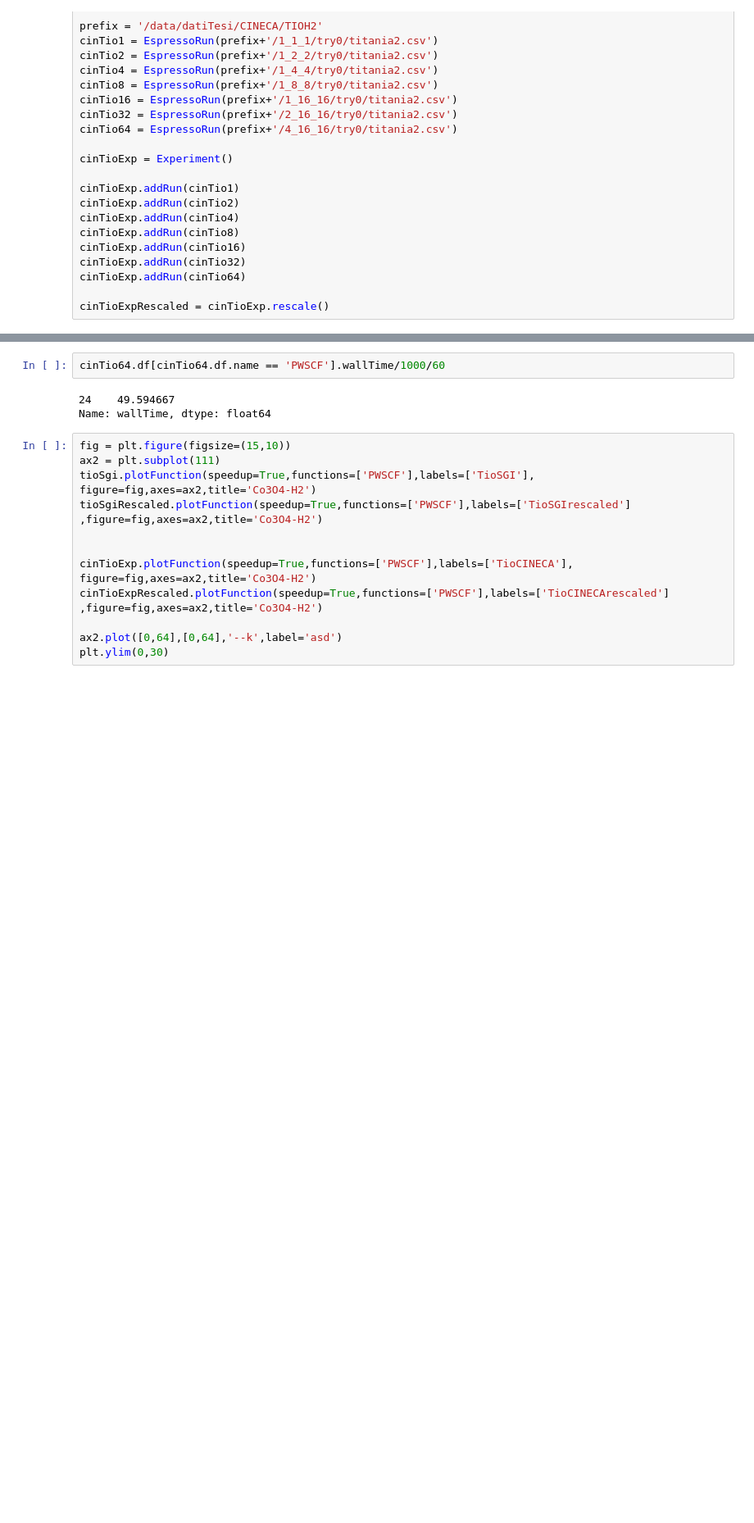
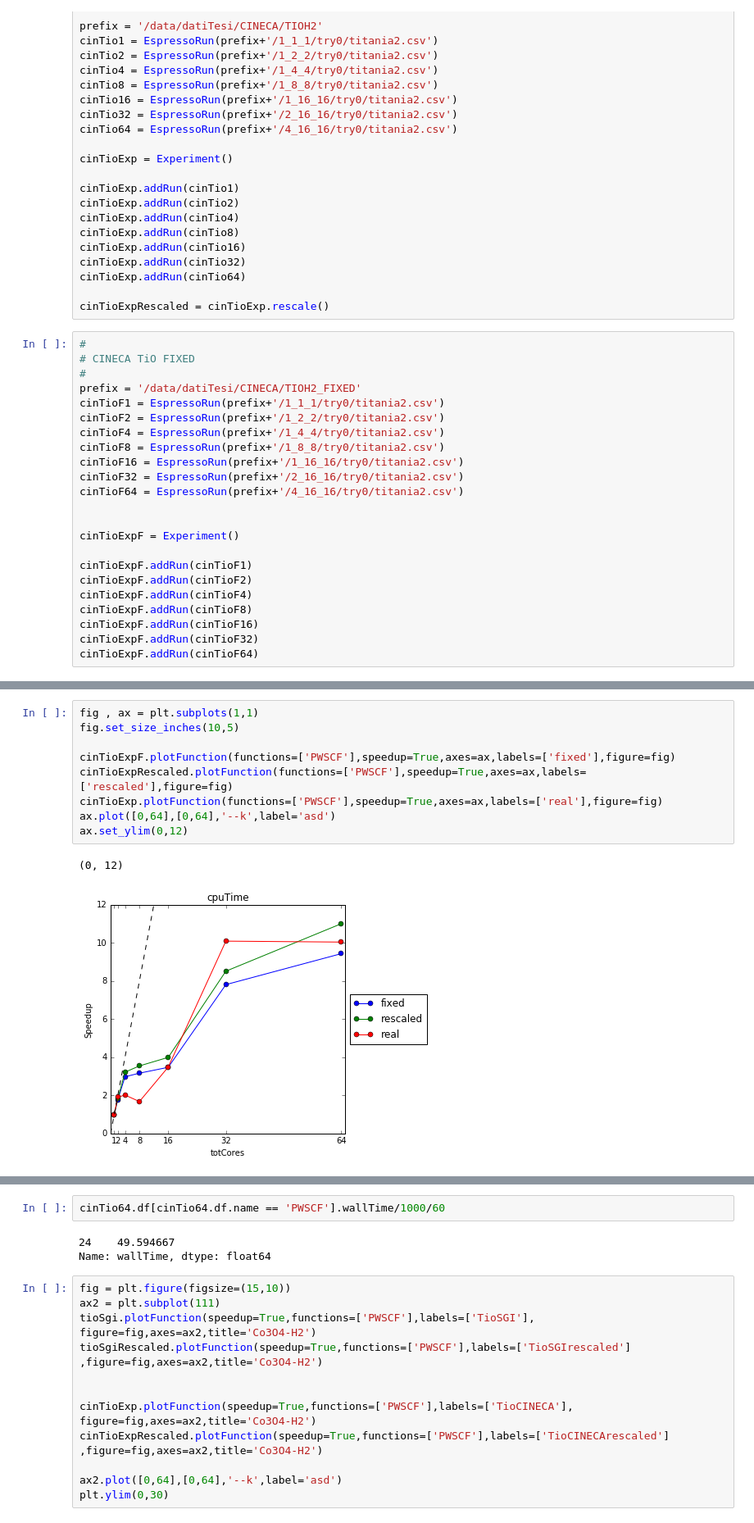
Before and after one commit to gioruffa/qetools, a Jupyter notebook: plotter.ipynb, the cells around one changed output, grey strips where cells are left out. Shown at 82% size. Cells and saved outputs as stored; diff of their text form; blank space fills up the shorter version.

```diff
--- a/plotter.ipynb
+++ b/plotter.ipynb
@@ -215,3 +210,26 @@ cinTioExp.addRun(cinTio32)
 cinTioExp.addRun(cinTio64)
 
 cinTioExpRescaled = cinTioExp.rescale()
+# %%
+#
+# CINECA TiO FIXED
+#
+prefix = '/data/datiTesi/CINECA/TIOH2_FIXED'
+cinTioF1 = EspressoRun(prefix+'/1_1_1/try0/titania2.csv')
+cinTioF2 = EspressoRun(prefix+'/1_2_2/try0/titania2.csv')
+cinTioF4 = EspressoRun(prefix+'/1_4_4/try0/titania2.csv')
+cinTioF8 = EspressoRun(prefix+'/1_8_8/try0/titania2.csv')
+cinTioF16 = EspressoRun(prefix+'/1_16_16/try0/titania2.csv')
+cinTioF32 = EspressoRun(prefix+'/2_16_16/try0/titania2.csv')
+cinTioF64 = EspressoRun(prefix+'/4_16_16/try0/titania2.csv')
+
+
+cinTioExpF = Experiment()
+
+cinTioExpF.addRun(cinTioF1)
+cinTioExpF.addRun(cinTioF2)
+cinTioExpF.addRun(cinTioF4)
+cinTioExpF.addRun(cinTioF8)
+cinTioExpF.addRun(cinTioF16)
+cinTioExpF.addRun(cinTioF32)
+cinTioExpF.addRun(cinTioF64)
@@ -217,0 +315,12 @@ cinTioExpRescaled = cinTioExp.rescale()
+# %%
+fig , ax = plt.subplots(1,1)
+fig.set_size_inches(10,5)
+
+cinTioExpF.plotFunction(functions=['PWSCF'],speedup=True,axes=ax,labels=['fixed'],figure=fig)
+cinTioExpRescaled.plotFunction(functions=['PWSCF'],speedup=True,axes=ax,labels=['rescaled'],figure=fig)
+cinTioExp.plotFunction(functions=['PWSCF'],speedup=True,axes=ax,labels=['real'],figure=fig)
+ax.plot([0,64],[0,64],'--k',label='asd')
+ax.set_ylim(0,12)
+# %% [output]
+(0, 12)
+[figure, added]
```
Also changed, not shown: parts of 19 cells of this notebook, 2 other files.
